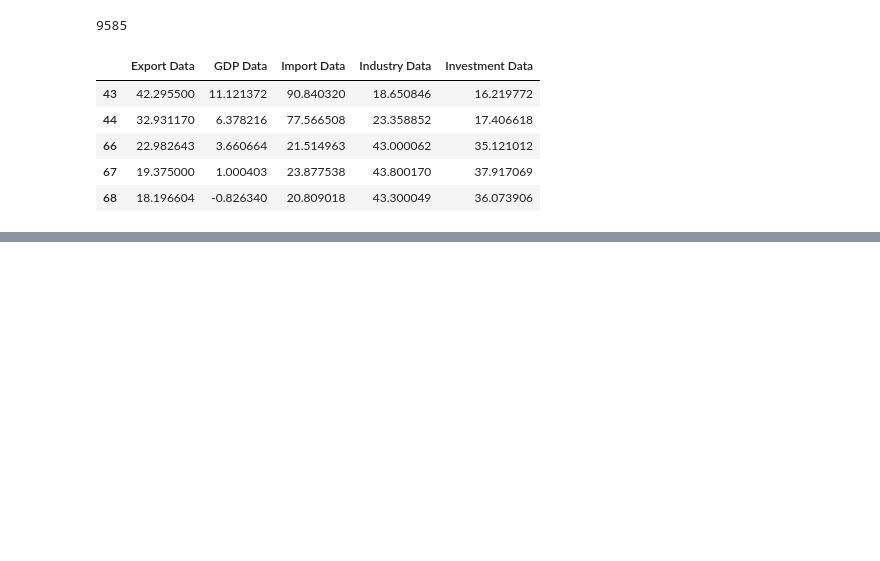
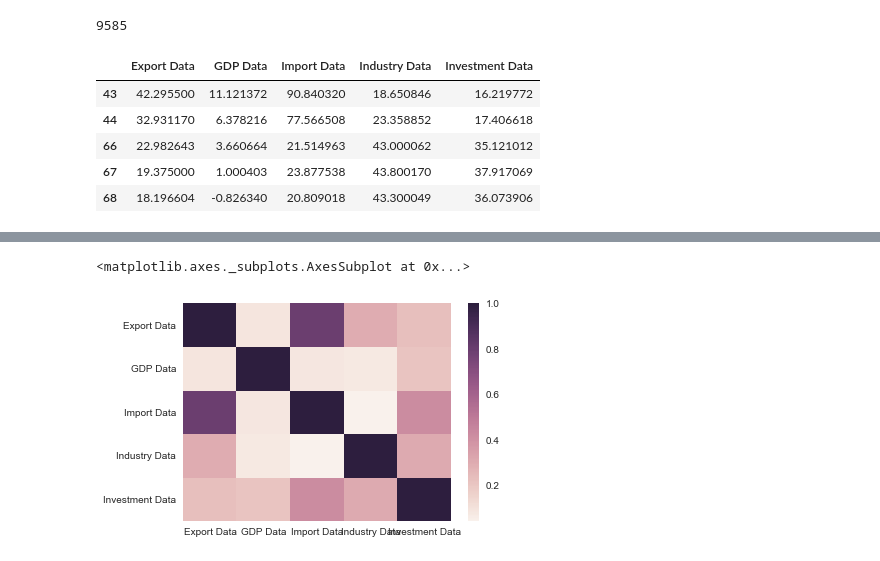
Before and after one commit to mike-gee/datascience, a Jupyter notebook: findingCorrelation.ipynb, the cells around one changed output, grey strips where cells are left out. Drawn from its saved outputs; the diff is of its cells as text; code cells hidden in the pictures; blank space fills up the shorter version.

```diff
--- a/findingCorrelation.ipynb
+++ b/findingCorrelation.ipynb
@@ -482,0 +504,5 @@ real_data2.head()
+# %%
+sns.heatmap(real_data2.corr())
+# %% [output]
+<matplotlib.axes._subplots.AxesSubplot at 0x...>
+[figure, added]
```
Also changed, not shown: parts of 12 cells of this notebook.
